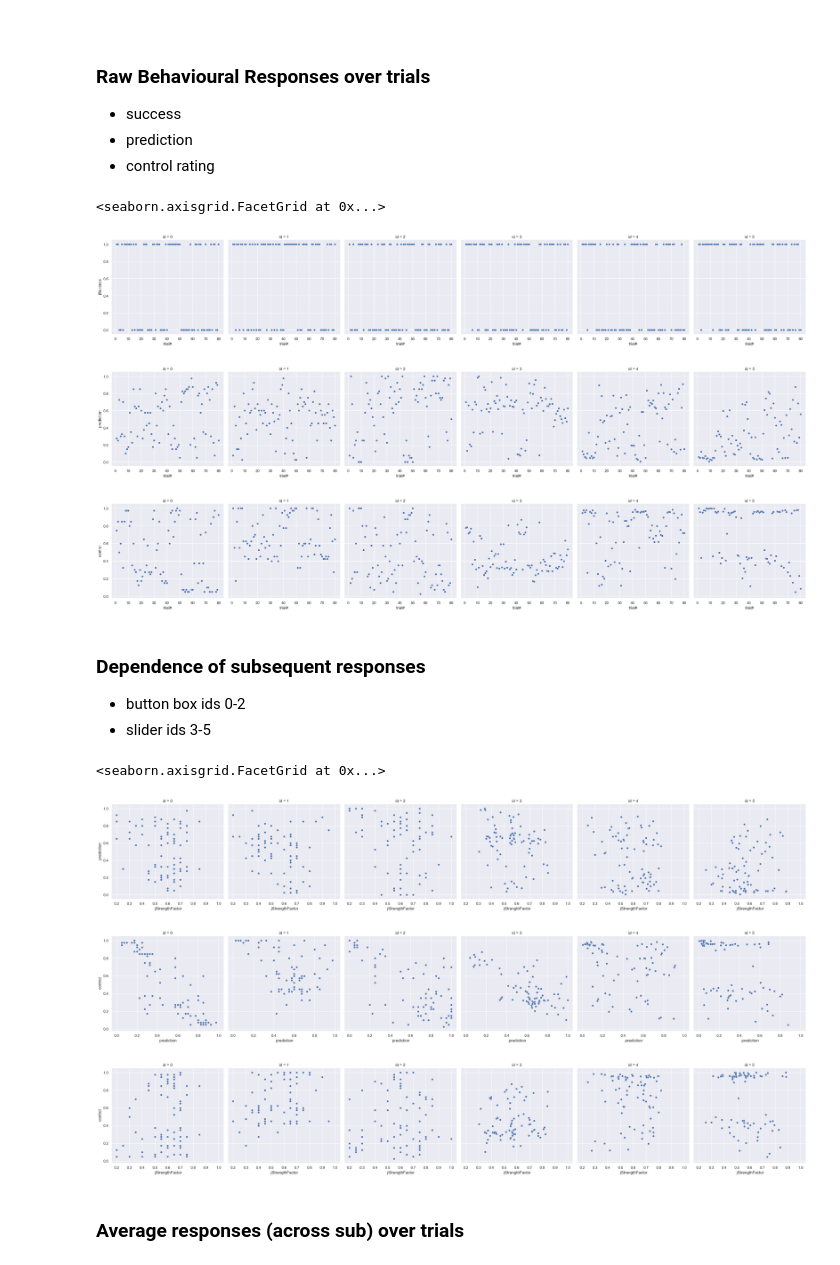
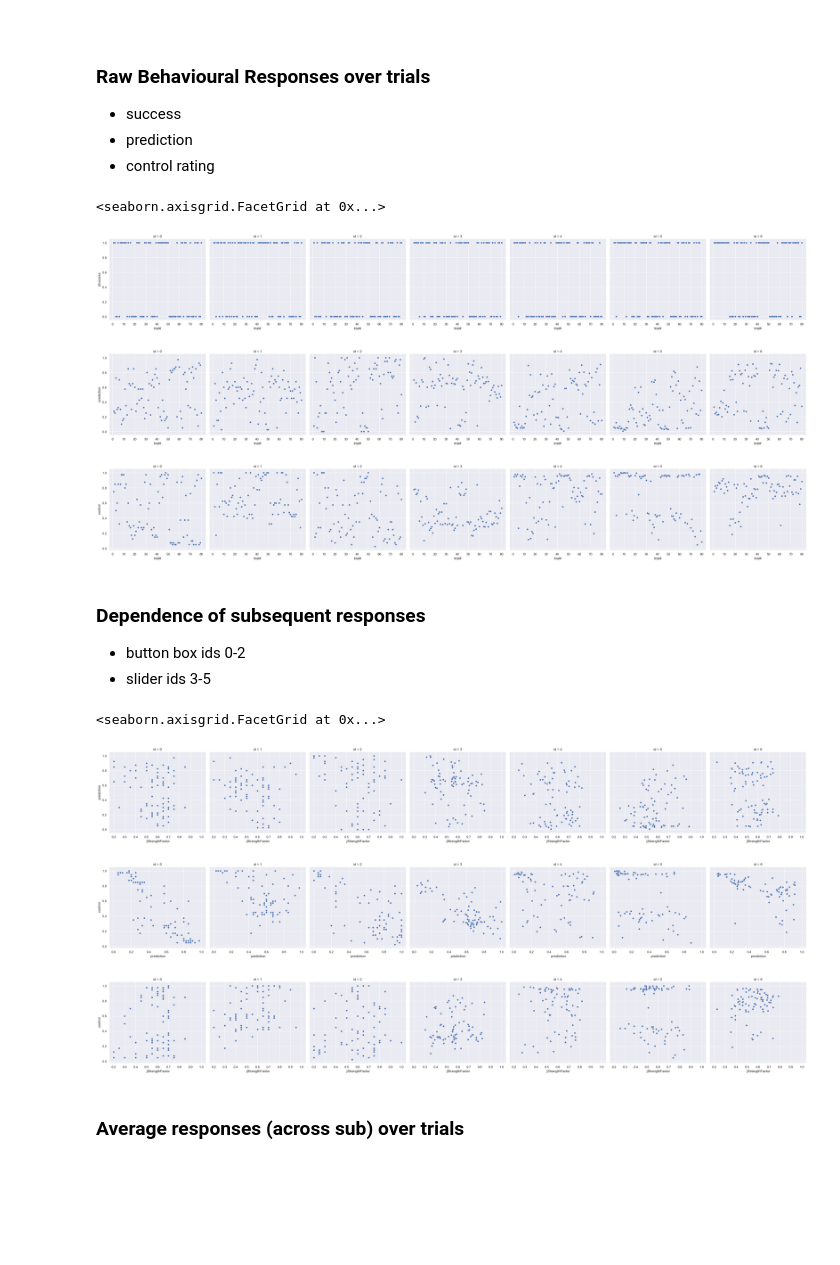
Before and after one commit to alexjhess/metac-data-prep, a Jupyter notebook: main.ipynb, the cells around one changed output. Cells and saved outputs as stored; diff of their text form; code cells hidden in the pictures; blank space fills up the shorter version.

```diff
--- a/main.ipynb
+++ b/main.ipynb
@@ -22,7 +22,7 @@ import glob
 # %%
 ## BEHAVIOURAL DATA
 
-ids = ["9004", "9006", "9009", "9010", "9011", "9012"]
+ids = ["9004", "9006", "9009", "9010", "9011", "9012", "9013"]
 # data not yet transferred:
 # incomplete internal pilot data sets: 9003, 9007, 9008
 
@@ -129,9 +142,9 @@ sns.relplot(data=df, x="trial#", y=" prediction", col="id")
 sns.relplot(data=df, x="trial#", y=" control", col="id")
 # %% [output]
 <seaborn.axisgrid.FacetGrid at 0x...>
-[figure, old version]
+[figure, new version]
-[figure, old version]
+[figure, new version]
-[figure, old version]
+[figure, new version]
 # %% [markdown]
 ### Dependence of subsequent responses
 
@@ -139,25 +152,14 @@ sns.relplot(data=df, x="trial#", y=" control", col="id")
 - slider ids 3-5
 # %%
 # Create a visualization of subsequent responses
-sns.relplot(
-    data=df,
-    x=" jStrengthFactor", y=" prediction", col="id",
-)
-
-sns.relplot(
-    data=df,
-    x=" prediction", y=" control", col="id",
-)
-
-sns.relplot(
-    data=df,
-    x=" jStrengthFactor", y=" control", col="id",
-)
+sns.relplot(data=df, x=" jStrengthFactor", y=" prediction", col="id")
+sns.relplot(data=df, x=" prediction", y=" control", col="id")
+sns.relplot(data=df, x=" jStrengthFactor", y=" control", col="id")
 # %% [output]
 <seaborn.axisgrid.FacetGrid at 0x...>
-[figure, old version]
+[figure, new version]
-[figure, old version]
+[figure, new version]
-[figure, old version]
+[figure, new version]
 # %% [markdown]
 ### Average responses (across sub) over trials
 # %%
```
Also changed, not shown: parts of 3 cells of this notebook.
